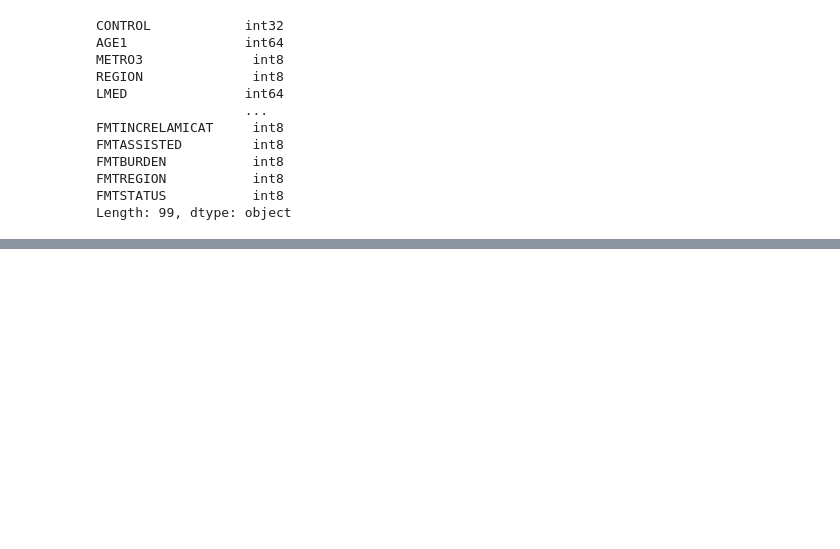
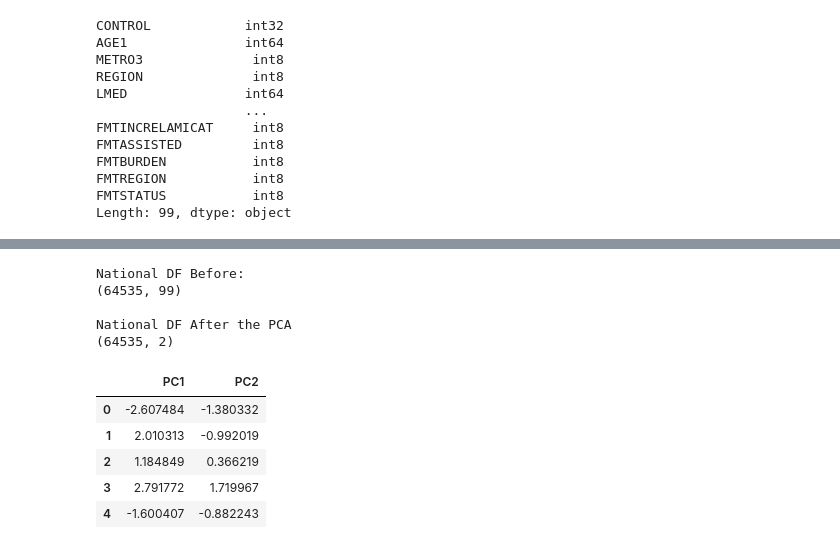
Before and after one commit to ChristianJJohnson/DS-Unit-1-Sprint-3-Linear-Algebra, a Jupyter notebook: module3-dimensionality-reduction/LS_DS_133_High_Dimensional_Data_Assignment.ipynb, the cells around one changed output, grey strips where cells are left out. Saved outputs shown, nothing was run; the diff lists cells and outputs as text; code cells hidden in the pictures; blank space fills up the shorter version.

```diff
--- a/module3-dimensionality-reduction/LS_DS_133_High_Dimensional_Data_Assignment.ipynb
+++ b/module3-dimensionality-reduction/LS_DS_133_High_Dimensional_Data_Assignment.ipynb
@@ -437,0 +519,26 @@ Length: 99, dtype: object
+# %%
+# Compare Before | After
+print(f'''
+National DF Before:
+{national.shape}
+
+National DF After the PCA
+{pca_data.shape}
+''')
+# %% [output]
+National DF Before:
+(64535, 99)
+
+National DF After the PCA
+(64535, 2)
+# %%
+# principal component
+df_final = pd.DataFrame(data=pca_data, columns=['PC1', 'PC2'])
+df_final.head()
+# %% [output]
+|  | PC1 | PC2 |
+| 0 | -2.607484 | -1.380332 |
+| 1 | 2.010313 | -0.992019 |
+| 2 | 1.184849 | 0.366219 |
+| 3 | 2.791772 | 1.719967 |
+| 4 | -1.600407 | -0.882243 |
```
Also changed, not shown: parts of 16 cells of this notebook.
